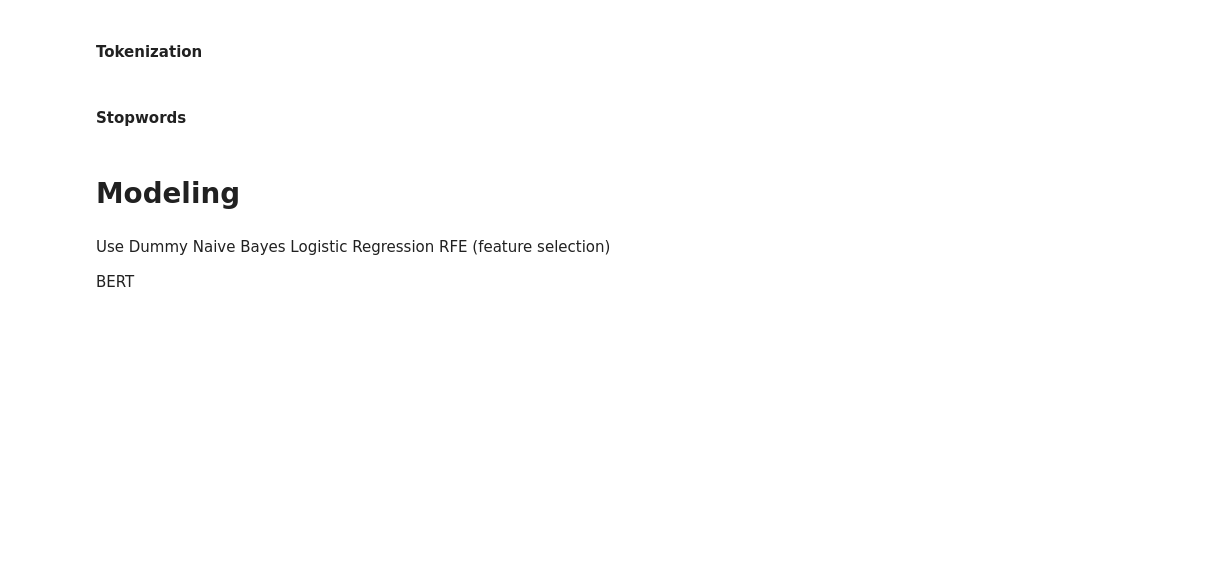
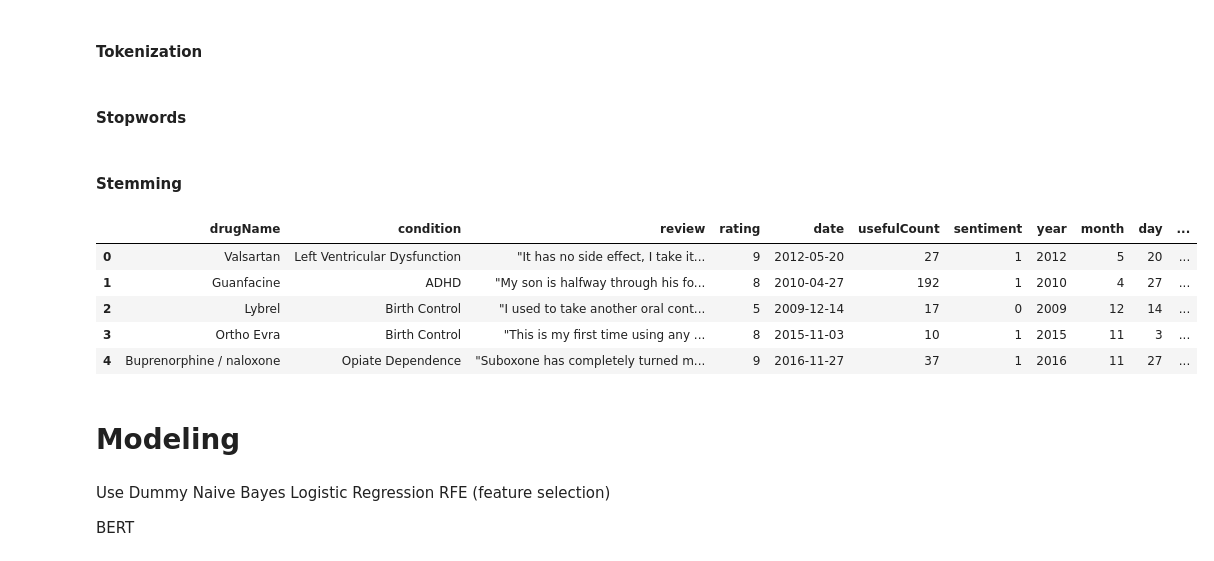
Before and after one commit to helenaglaring/AIML, a Jupyter notebook: AIML_drug_review.ipynb, the cells around one changed output. Drawn from its saved outputs; the diff is of its cells as text; code cells hidden in the pictures; blank space fills up the shorter version.

```diff
--- a/AIML_drug_review.ipynb
+++ b/AIML_drug_review.ipynb
@@ -1028,10 +1028,27 @@ stop_words = set(stopwords.words('english'))
 # Removing words with 'not' abbreviation from stopwords, as these are important in emotional analysis
 not_stopwords = ["aren't","couldn't","didn't","doesn't","don't","hadn't","hasn't","haven't","isn't","mightn't","mustn't","needn't","no","nor","not","shan't","shouldn't","wasn't","weren't","wouldn't"]
 for i in not_stopwords:
-    stopwords.remove(i)
+    stop_words.remove(i)
 # %%
 # Removing stopwords
 df['review_tokenized_nostop'] = df['review_tokenized'].apply(lambda x: [word for word in x if not word in stop_words])
+# %% [markdown]
+#### Stemming
+# %%
+# Setting stemmer
+stemmer = SnowballStemmer('english')
+# %%
+# Removing the word stems
+df['review_stemmed_nostop'] = df['review_tokenized_nostop'].apply(lambda x: [stemmer.stem(word) for word in x])
+# %%
+df.head()
+# %% [output]
+|  | drugName | condition | review | rating | date | usefulCount | sentiment | year | month | day | ... |
+| 0 | Valsartan | Left Ventricular Dysfunction | "It has no side effect, I take it... | 9 | 2012-05-20 | 27 | 1 | 2012 | 5 | 20 | ... |
+| 1 | Guanfacine | ADHD | "My son is halfway through his fo... | 8 | 2010-04-27 | 192 | 1 | 2010 | 4 | 27 | ... |
+| 2 | Lybrel | Birth Control | "I used to take another oral cont... | 5 | 2009-12-14 | 17 | 0 | 2009 | 12 | 14 | ... |
+| 3 | Ortho Evra | Birth Control | "This is my first time using any ... | 8 | 2015-11-03 | 10 | 1 | 2015 | 11 | 3 | ... |
+| 4 | Buprenorphine / naloxone | Opiate Dependence | "Suboxone has completely turned m... | 9 | 2016-11-27 | 37 | 1 | 2016 | 11 | 27 | ... |
 # %% [markdown]
 # Modeling
 # %% [markdown]
```
